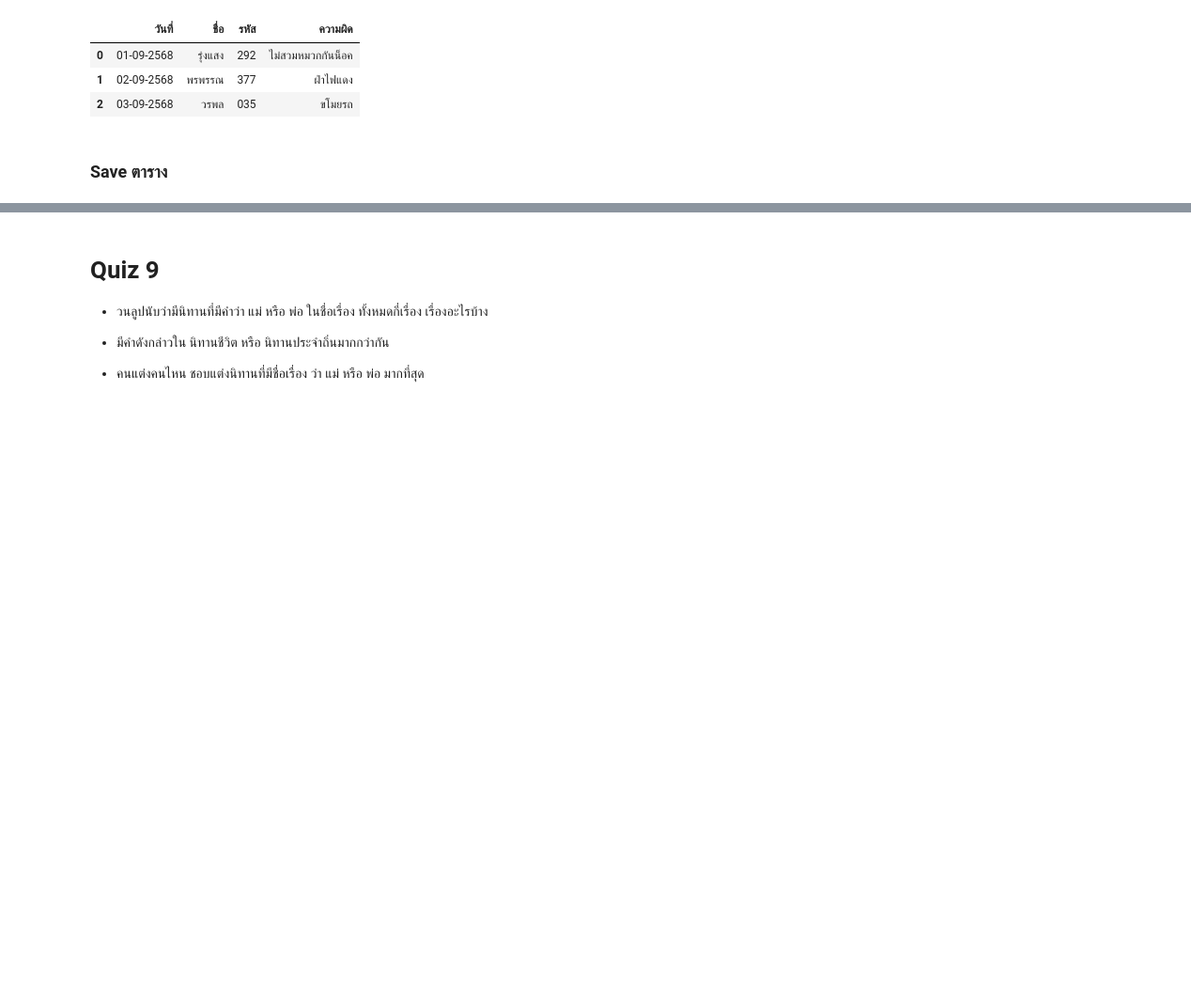
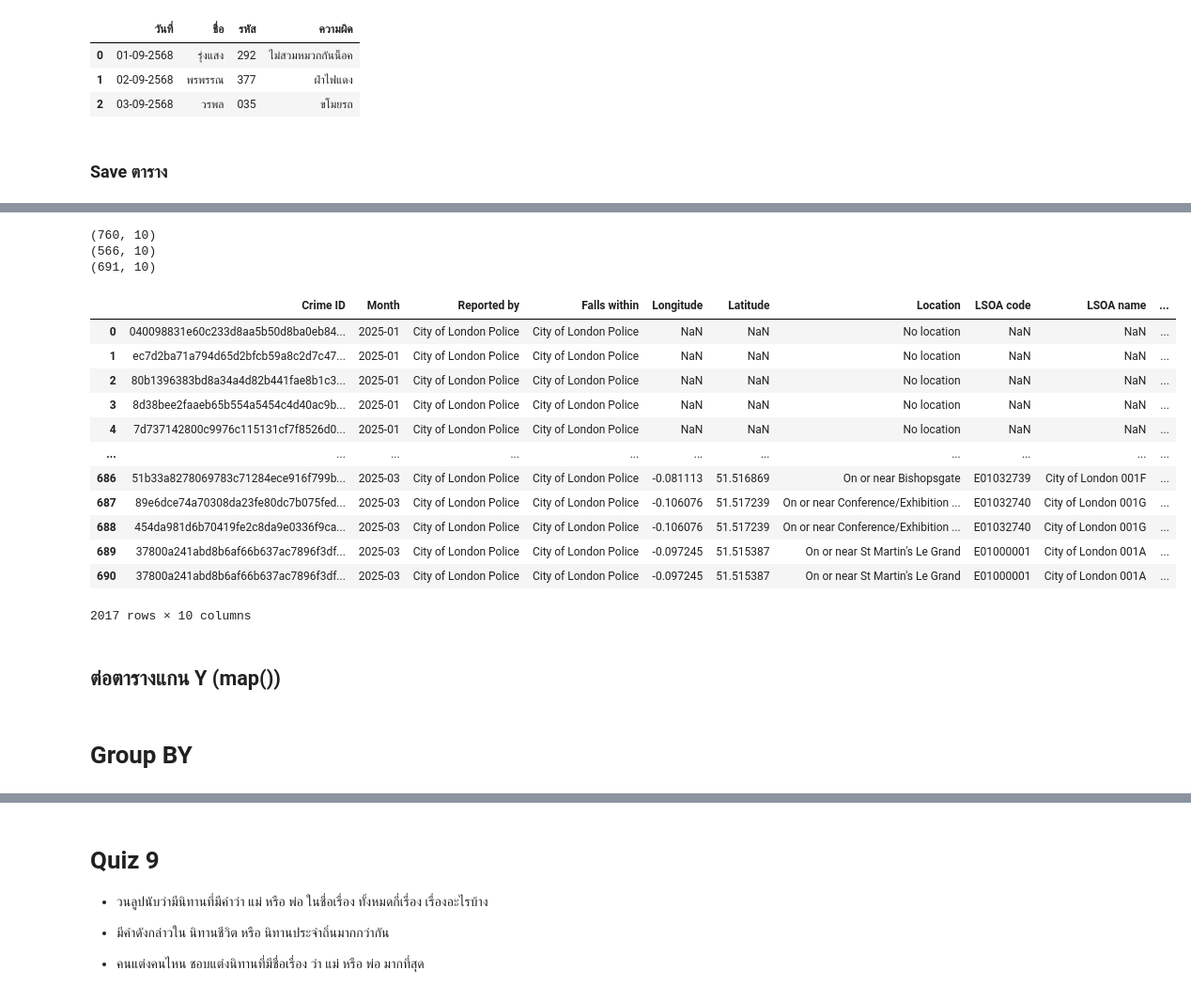
Before and after one commit to bbombver/dataviz2025, a Jupyter notebook: Pandas_101_2025.ipynb, the cells around one changed output, grey strips where cells are left out. Shown at 94% size. Drawn from its saved outputs; the diff is of its cells as text; code cells hidden in the pictures; blank space fills up the shorter version.

```diff
--- a/Pandas_101_2025.ipynb
+++ b/Pandas_101_2025.ipynb
@@ -1121,0 +1247,26 @@ kku_police.to_excel('ตำรวจ_มข.xlsx',sheet_name='ความผิ
+# %%
+print(loutcome1.shape)
+print(loutcome2.shape)
+print(loutcome3.shape)
+# %% [output]
+(760, 10)
+(566, 10)
+(691, 10)
+# %%
+loutcome_123
+# %% [output]
+|  | Crime ID | Month | Reported by | Falls within | Longitude | Latitude | Location | LSOA code | LSOA name | ... |
+| 0 | 040098831e60c233d8aa5b50d8ba0eb84... | 2025-01 | City of London Police | City of London Police | NaN | NaN | No location | NaN | NaN | ... |
+| 1 | ec7d2ba71a794d65d2bfcb59a8c2d7c47... | 2025-01 | City of London Police | City of London Police | NaN | NaN | No location | NaN | NaN | ... |
+| 2 | 80b1396383bd8a34a4d82b441fae8b1c3... | 2025-01 | City of London Police | City of London Police | NaN | NaN | No location | NaN | NaN | ... |
+| 3 | 8d38bee2faaeb65b554a5454c4d40ac9b... | 2025-01 | City of London Police | City of London Police | NaN | NaN | No location | NaN | NaN | ... |
+| 4 | 7d737142800c9976c115131cf7f8526d0... | 2025-01 | City of London Police | City of London Police | NaN | NaN | No location | NaN | NaN | ... |
+| ... | ... | ... | ... | ... | ... | ... | ... | ... | ... | ... |
+| 686 | 51b33a8278069783c71284ece916f799b... | 2025-03 | City of London Police | City of London Police | -0.081113 | 51.516869 | On or near Bishopsgate | E01032739 | City of London 001F | ... |
+| 687 | 89e6dce74a70308da23fe80dc7b075fed... | 2025-03 | City of London Police | City of London Police | -0.106076 | 51.517239 | On or near Conference/Exhibition ... | E01032740 | City of London 001G | ... |
+| 688 | 454da981d6b70419fe2c8da9e0336f9ca... | 2025-03 | City of London Police | City of London Police | -0.106076 | 51.517239 | On or near Conference/Exhibition ... | E01032740 | City of London 001G | ... |
+| 689 | 37800a241abd8b6af66b637ac7896f3df... | 2025-03 | City of London Police | City of London Police | -0.097245 | 51.515387 | On or near St Martin's Le Grand | E01000001 | City of London 001A | ... |
+| 690 | 37800a241abd8b6af66b637ac7896f3df... | 2025-03 | City of London Police | City of London Police | -0.097245 | 51.515387 | On or near St Martin's Le Grand | E01000001 | City of London 001A | ... |
+2017 rows × 10 columns
+# %% [markdown]
+## ต่อตารางแกน Y (map())
@@ -1121,0 +1275,2 @@ kku_police.to_excel('ตำรวจ_มข.xlsx',sheet_name='ความผิ
+# %% [markdown]
+# Group BY
```
Also changed, not shown: parts of 35 cells of this notebook.
